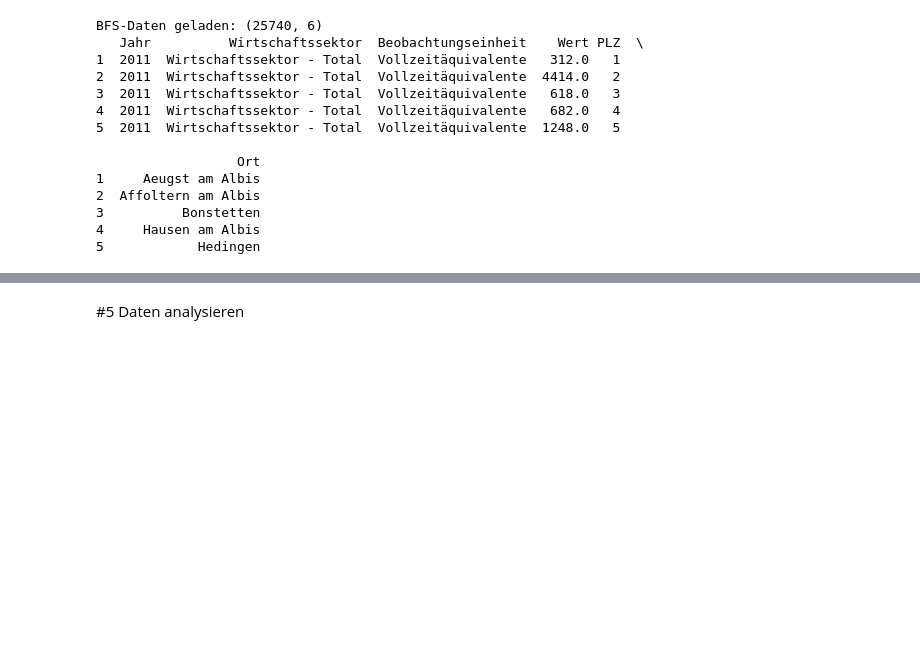
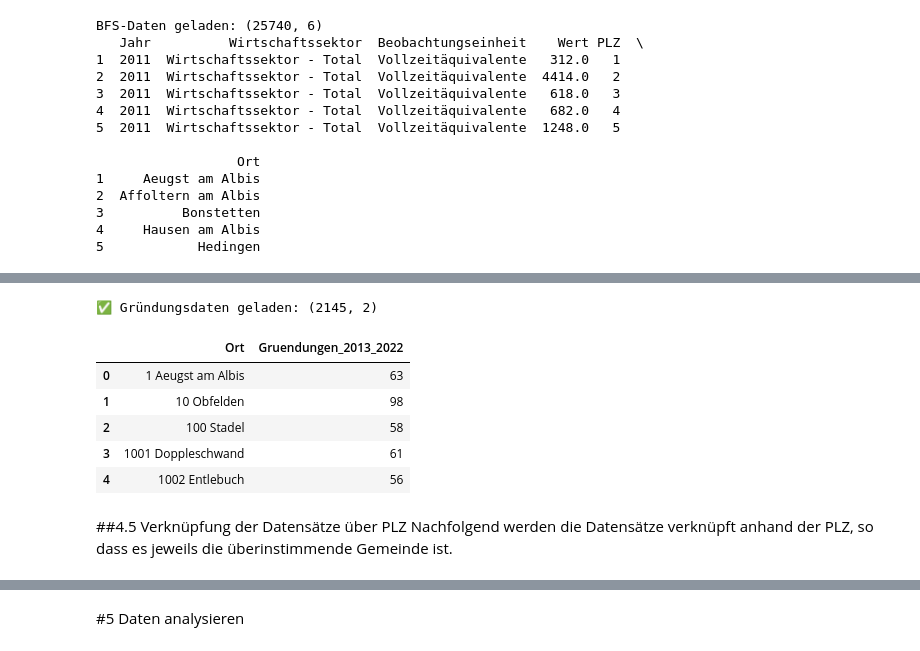
Before and after one commit to Fa-commits/BINA, a Jupyter notebook: BINA.ipynb, the cells around one changed output, grey strips where cells are left out. Cells and saved outputs as stored; diff of their text form; code cells hidden in the pictures; blank space fills up the shorter version.

Commit message:
Neues Datenset Gründungen nach Gemeinden

```diff
--- a/BINA.ipynb
+++ b/BINA.ipynb
@@ -316 +333,62 @@ print(df_sbb[['city', 'startofconstruction']].drop_duplicates().sort_values('sta
+# %%
+# 1. URL der PX-Web API (Gründungsdaten)
+url = "https://www.pxweb.bfs.admin.ch/api/v1/de/px-x-0602030000_205/px-x-0602030000_205.px"
+
+# 2. Query: Nur Neugründungen (Code "2"), alle Jahre, alle Gemeinden, Sek+Tert Sektor
+query = {
+    "query": [
+        {"code": "Beobachtungseinheit", "selection": {"filter": "item", "values": ["2"]}},
+        {"code": "Wirtschaftssektor", "selection": {"filter": "item", "values": ["2", "3"]}},
+        {"code": "Jahr", "selection": {"filter": "item", "values": [str(y) for y in range(2013, 2023)]}}
+    ],
+    "response": {"format": "json-stat2"}
+}
+
+# 3. POST Request
+response = requests.post(url, json=query)
+raw_data = response.json()
+
+# 4. Verarbeitung
+dimensions = ["Jahr", "Gemeinde", "Wirtschaftssektor"]
+df = pd.DataFrame(columns=dimensions + ["Wert"])
+sizes = [len(raw_data["dimension"][dim]["category"]["index"]) for dim in dimensions]
+
+def prod(iterable):
+    result = 1
+    for x in iterable:
+        result *= x
+    return result
+
+for combo in itertools.product(*[raw_data["dimension"][dim]["category"]["index"].keys() for dim in dimensions]):
+    index = 0
+    for i, val in enumerate(combo):
+        dim_index = int(raw_data["dimension"][dimensions[i]]["category"]["index"][val])
+        index += dim_index * prod(sizes[i+1:])
+    value = raw_data["value"][index]
+    row = dict(zip(dimensions, combo))
+    row["Wert"] = value
+    df = pd.concat([df, pd.DataFrame([row])], ignore_index=True)
+
+# Mapping
+for dim in dimensions:
+    df[dim] = df[dim].map(raw_data["dimension"][dim]["category"]["label"])
+
+# Aggregation pro Gemeinde über alle Jahre (Sek+Tertär kombiniert)
+df_gruendungen = df.groupby("Gemeinde", as_index=False)["Wert"].sum()
+df_gruendungen = df_gruendungen.rename(columns={"Gemeinde": "Ort", "Wert": "Gruendungen_2013_2022"})
+
+# Kontrolle
+print("✅ Gründungsdaten geladen:", df_gruendungen.shape)
+df_gruendungen.head()
+# %% [output]
+✅ Gründungsdaten geladen: (2145, 2)
+|  | Ort | Gruendungen_2013_2022 |
+| 0 | 1 Aeugst am Albis | 63 |
+| 1 | 10 Obfelden | 98 |
+| 2 | 100 Stadel | 58 |
+| 3 | 1001 Doppleschwand | 61 |
+| 4 | 1002 Entlebuch | 56 |
+# %% [markdown]
+##4.5 Verknüpfung der Datensätze über PLZ
+Nachfolgend werden die Datensätze verknüpft anhand der PLZ, so dass es jeweils die überinstimmende Gemeinde ist.
 # %%
```
Also changed, not shown: parts of 8 cells of this notebook.
